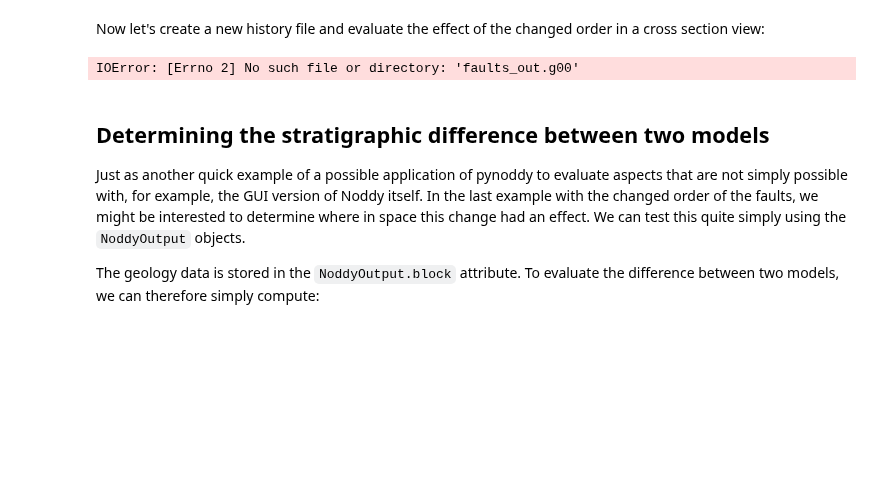
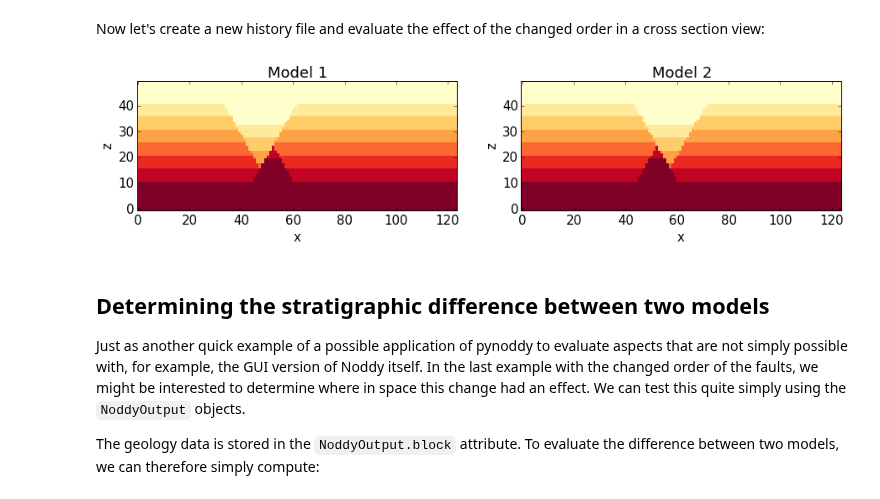
Before and after one commit to cgre-aachen/pynoddy, a Jupyter notebook: docs/notebooks/3-Events.ipynb, the cells around one changed output. Saved outputs shown, nothing was run; the diff lists cells and outputs as text; code cells hidden in the pictures; blank space fills up the shorter version.

```diff
--- a/docs/notebooks/3-Events.ipynb
+++ b/docs/notebooks/3-Events.ipynb
@@ -186,18 +190,18 @@ pynoddy.compute_model(new_history, new_output)
 # %%
 reload(pynoddy.output)
 # Load and compare both models
 NO1 = pynoddy.output.NoddyOutput(output_name)
 NO2 = pynoddy.output.NoddyOutput(new_output)
 # create basic figure layout
 fig = plt.figure(figsize = (15,5))
 ax1 = fig.add_subplot(121)
 ax2 = fig.add_subplot(122)
-NO1.plot_section('x', ax = ax1, colorbar=False, title="Model 1")
-NO2.plot_section('x', ax = ax2, colorbar=False, title="Model 2")
+NO1.plot_section('y', ax = ax1, colorbar=False, title="Model 1")
+NO2.plot_section('y', ax = ax2, colorbar=False, title="Model 2")
 
 plt.show()
 # %% [output]
-IOError: [Errno 2] No such file or directory: 'faults_out.g00'
+[figure, added]
 # %% [markdown]
 Determining the stratigraphic difference between two models
 ------------------------------------------------------------
```
Also changed, not shown: parts of 7 cells of this notebook, 10 other files.
